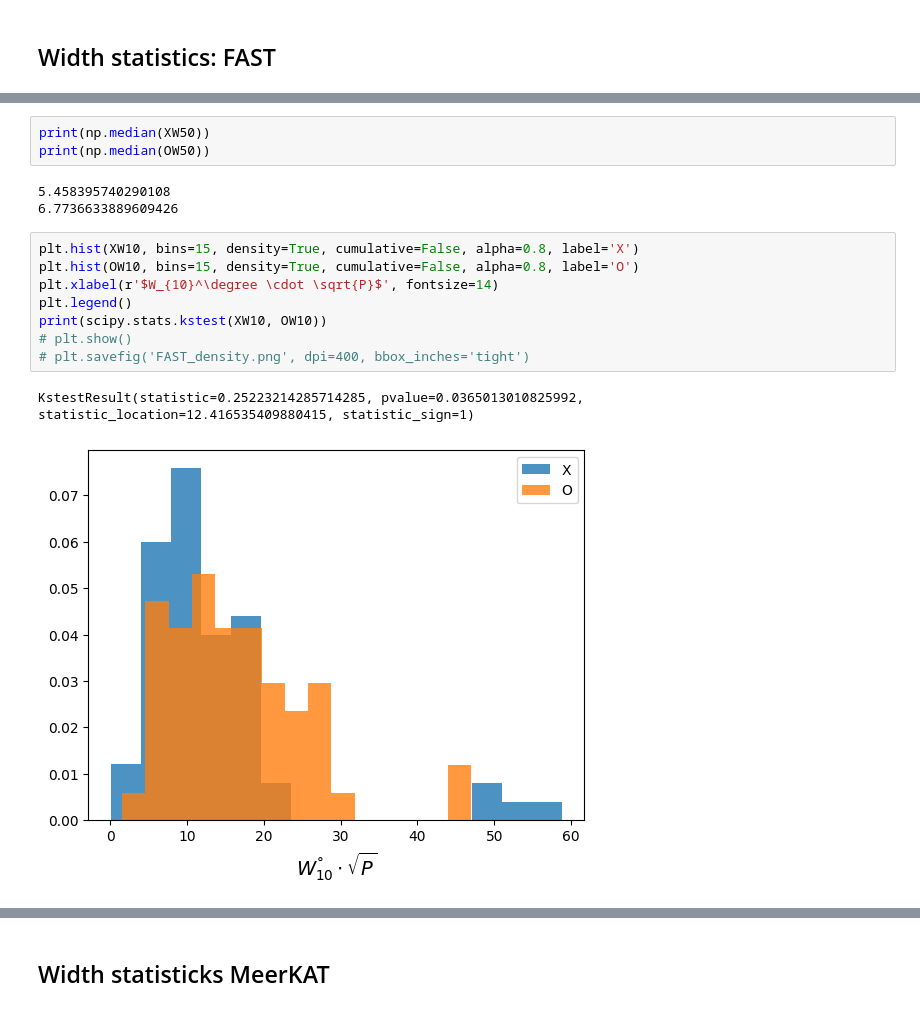
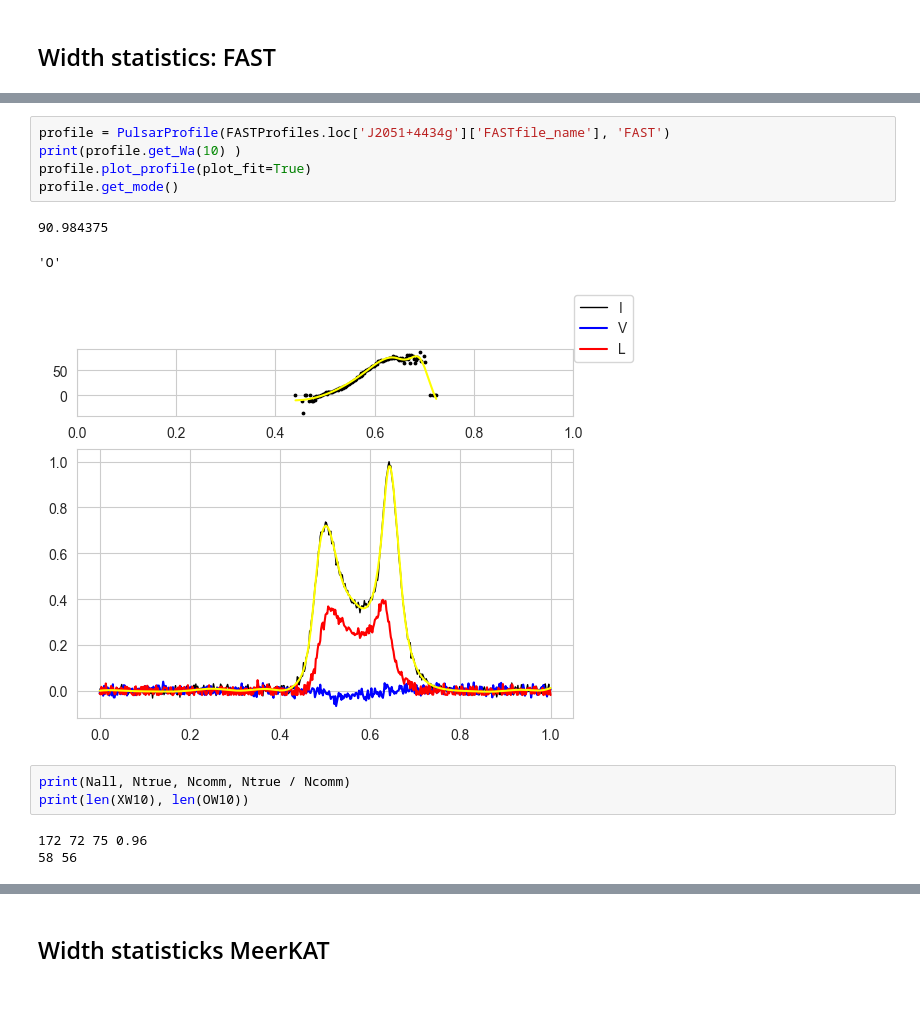
Before and after one commit to IstominArseniy/PulsarDataBase, a Jupyter notebook: PulsarsDataBase.ipynb, the cells around one changed output, grey strips where cells are left out. Drawn from its saved outputs; the diff is of its cells as text.

```diff
--- a/PulsarsDataBase.ipynb
+++ b/PulsarsDataBase.ipynb
@@ -283,17 +362,15 @@ J1802+0128 O nan
-# %%
-print(np.median(XW50))
-print(np.median(OW50))
-# %% [output]
-5.458395740290108
-6.7736633889609426
-# %%
-plt.hist(XW10, bins=15, density=True, cumulative=False, alpha=0.8, label='X')
-plt.hist(OW10, bins=15, density=True, cumulative=False, alpha=0.8, label='O')
-plt.xlabel(r'$W_{10}^\degree \cdot \sqrt{P}$', fontsize=14)
-plt.legend()
-print(scipy.stats.kstest(XW10, OW10))
-# plt.show()
-# plt.savefig('FAST_density.png', dpi=400, bbox_inches='tight')
-# %% [output]
-KstestResult(statistic=0.25223214285714285, pvalue=0.0365013010825992, statistic_location=12.416535409880415, statistic_sign=1)
-[figure, removed]
+# %%
+profile = PulsarProfile(FASTProfiles.loc['J2051+4434g']['FASTfile_name'], 'FAST')
+print(profile.get_Wa(10) )
+profile.plot_profile(plot_fit=True)
+profile.get_mode()
+# %% [output]
+90.984375
+'O'
+[figure, added]
+# %%
+print(Nall, Ntrue, Ncomm, Ntrue / Ncomm)
+print(len(XW10), len(OW10))
+# %% [output]
+172 72 75 0.96
+58 56
```
Also changed, not shown: parts of 56 cells of this notebook, 4 other files.
